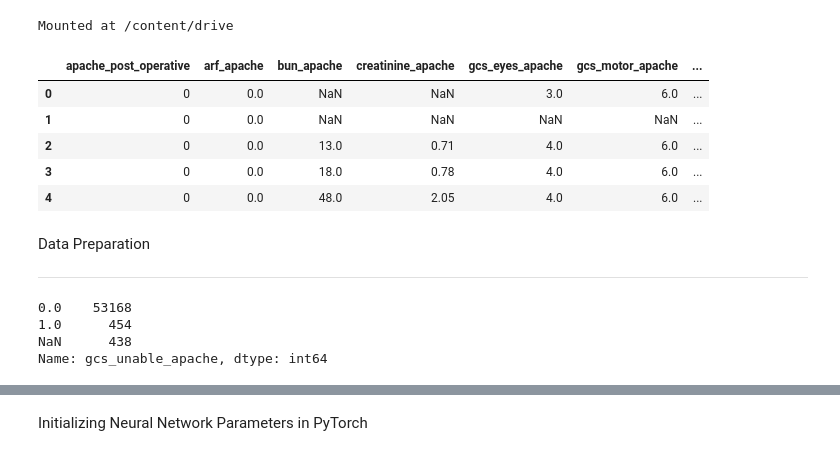
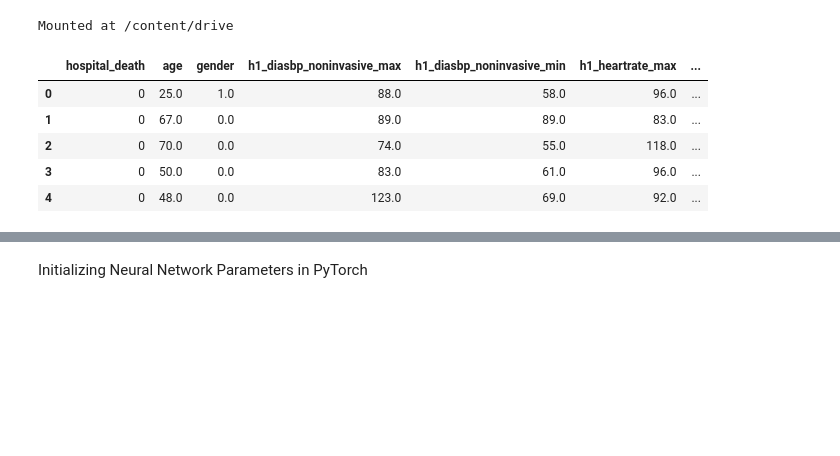
Before and after one commit to lilyzhizhou/Datathon-4, a Jupyter notebook: Datathon_4_N_Net_Model.ipynb, the cells around one changed output, grey strips where cells are left out. Saved outputs shown, nothing was run; the diff lists cells and outputs as text; code cells hidden in the pictures; blank space fills up the shorter version.

```diff
--- a/Datathon_4_N_Net_Model.ipynb
+++ b/Datathon_4_N_Net_Model.ipynb
@@ -33,32 +33,17 @@ Mounted at /content/drive
 # %%
 # Load in data
 data = pd.read_csv('/content/drive/MyDrive/Machine Learning /Datathon #4/data_clean.csv')
 
 data = data.drop('Unnamed: 0',axis = 1)
 
+# drop apache vars
+data = data.drop(['apache_4a_icu_death_prob','apache_2_diagnosis','apache_3j_diagnosis'],axis = 1)
+
 data.head()
 # %% [output]
-|  | apache_post_operative | arf_apache | bun_apache | creatinine_apache | gcs_eyes_apache | gcs_motor_apache | ... |
-| 0 | 0 | 0.0 | NaN | NaN | 3.0 | 6.0 | ... |
-| 1 | 0 | 0.0 | NaN | NaN | NaN | NaN | ... |
-| 2 | 0 | 0.0 | 13.0 | 0.71 | 4.0 | 6.0 | ... |
-| 3 | 0 | 0.0 | 18.0 | 0.78 | 4.0 | 6.0 | ... |
-| 4 | 0 | 0.0 | 48.0 | 2.05 | 4.0 | 6.0 | ... |
+|  | hospital_death | age | gender | h1_diasbp_noninvasive_max | h1_diasbp_noninvasive_min | h1_heartrate_max | ... |
+| 0 | 0 | 25.0 | 1.0 | 88.0 | 58.0 | 96.0 | ... |
+| 1 | 0 | 67.0 | 0.0 | 89.0 | 89.0 | 83.0 | ... |
+| 2 | 0 | 70.0 | 0.0 | 74.0 | 55.0 | 118.0 | ... |
+| 3 | 0 | 50.0 | 0.0 | 83.0 | 61.0 | 96.0 | ... |
+| 4 | 0 | 48.0 | 0.0 | 123.0 | 69.0 | 92.0 | ... |
-# %% [markdown]
-Data Preparation
-
----
-# %%
-# Drop all NaN variables for gcs_unable
-print(data['gcs_unable_apache'].value_counts(dropna=False))
-
-data = data[(data['gcs_unable_apache'] != 1) & (data['gcs_unable_apache'].notna())]
-
-# Drop 'gcs_unable_apache' variable
-
-data = data.drop('gcs_unable_apache', axis = 1)
-# %% [output]
-0.0    53168
-1.0      454
-NaN      438
-Name: gcs_unable_apache, dtype: int64
```
Also changed, not shown: parts of 20 cells of this notebook.
